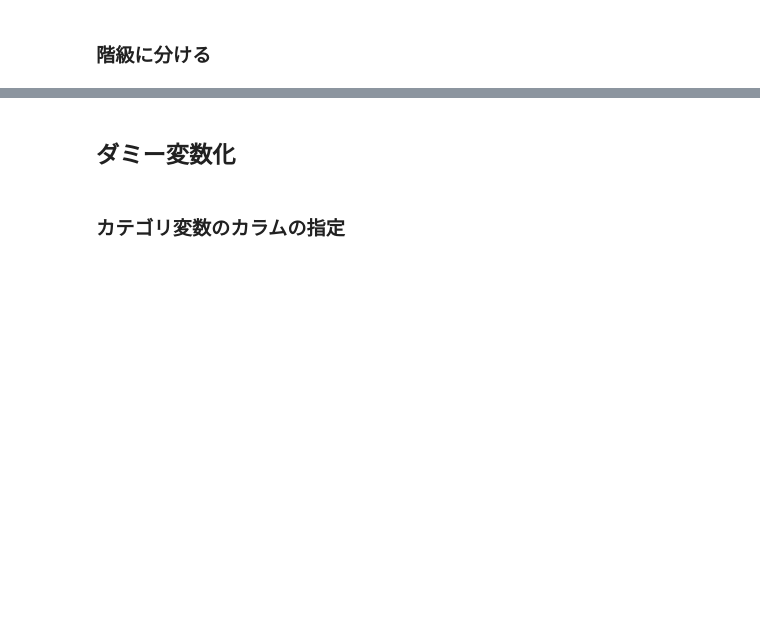
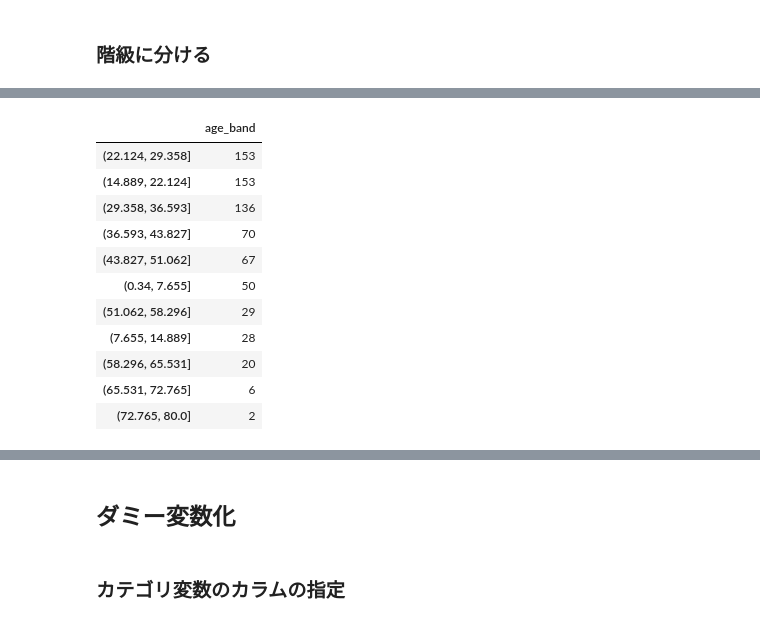
Before and after one commit to laplaciannin102/DataAnalysisTraining, a Jupyter notebook: 201908/analysis/SampleDataAnalysis_001.ipynb, the cells around one changed output, grey strips where cells are left out. Cells and saved outputs as stored; diff of their text form; code cells hidden in the pictures; blank space fills up the shorter version.

```diff
--- a/201908/analysis/SampleDataAnalysis_001.ipynb
+++ b/201908/analysis/SampleDataAnalysis_001.ipynb
@@ -326,3 +489,19 @@ df.head(3)
+# %%
+# ちゃんと分けられてるか確認
+pd.DataFrame(df.age_band.value_counts())
+# %% [output]
+|  | age_band |
+| (22.124, 29.358] | 153 |
+| (14.889, 22.124] | 153 |
+| (29.358, 36.593] | 136 |
+| (36.593, 43.827] | 70 |
+| (43.827, 51.062] | 67 |
+| (0.34, 7.655] | 50 |
+| (51.062, 58.296] | 29 |
+| (7.655, 14.889] | 28 |
+| (58.296, 65.531] | 20 |
+| (65.531, 72.765] | 6 |
+| (72.765, 80.0] | 2 |
 # %%
 cls_bins_cols = list(bins.keys())
 cls_bins_cols
```
Also changed, not shown: parts of 54 cells of this notebook, 3 other files.
